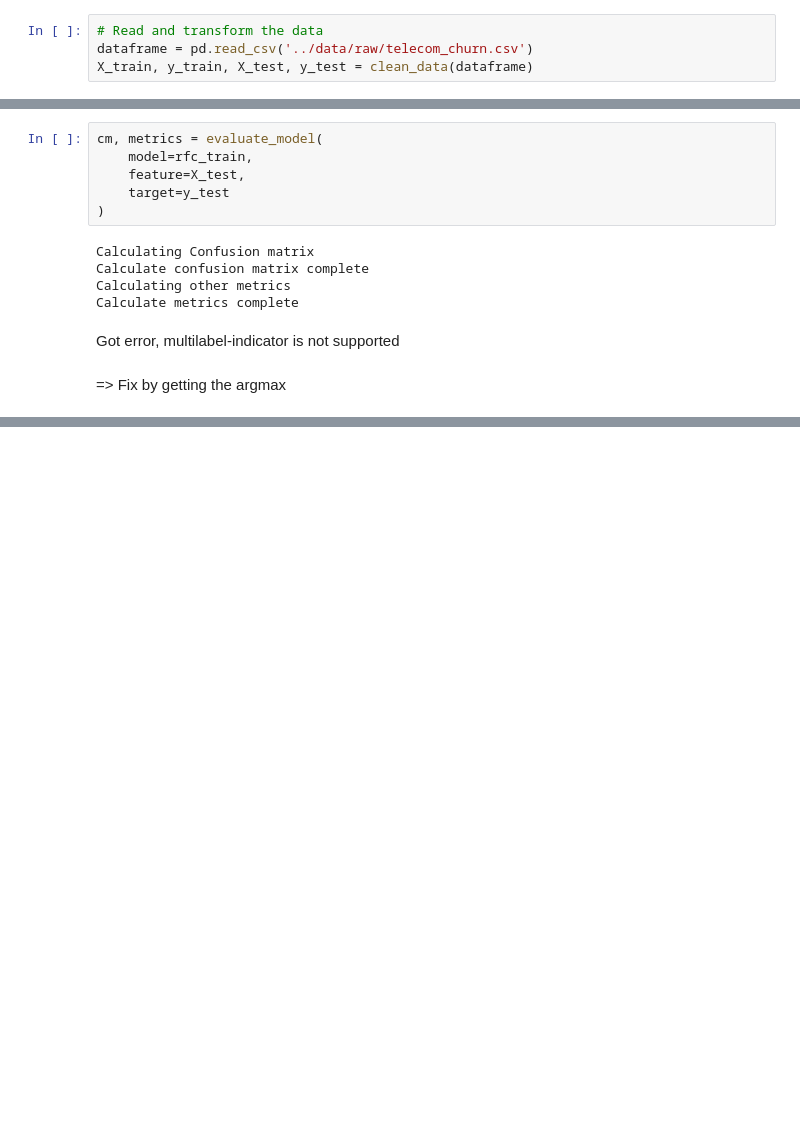
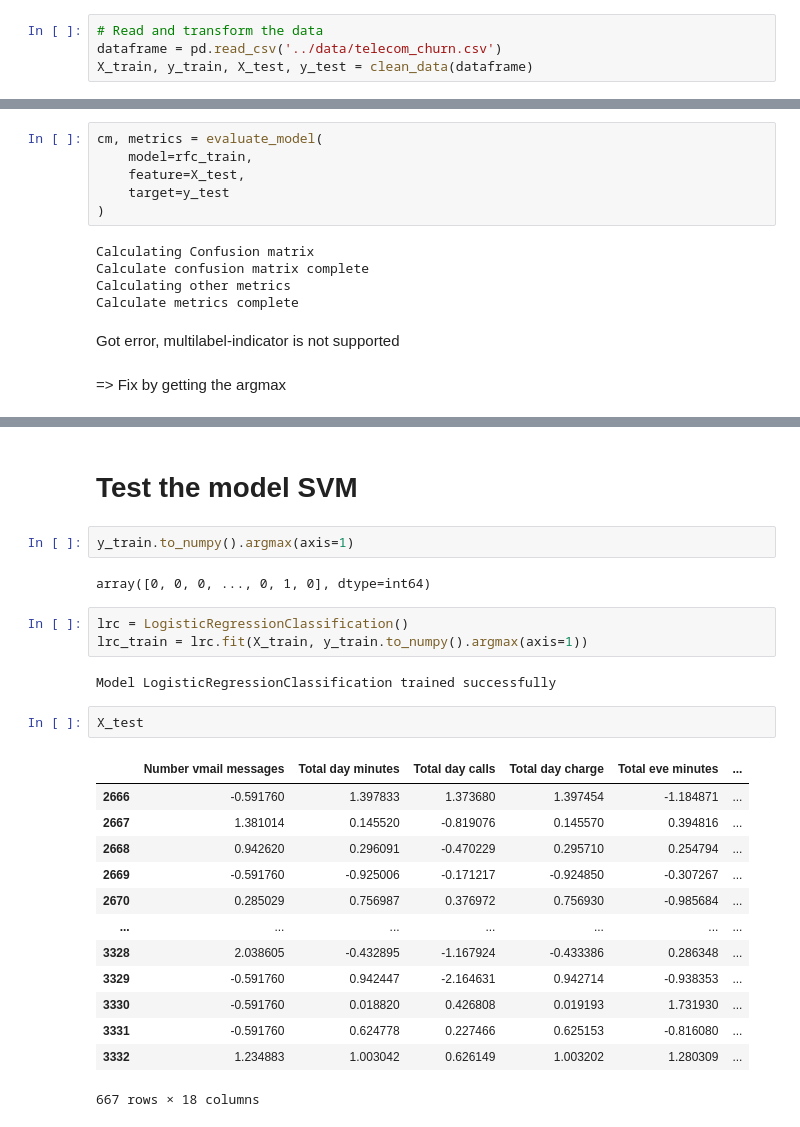
Before and after one commit to ngnquanq/simple-mlops, a Jupyter notebook: notebooks/03-Test_step.ipynb, the cells around one changed output, grey strips where cells are left out. Drawn from its saved outputs; the diff is of its cells as text; blank space fills up the shorter version.

Commit message:
Fix
Fix typo errors in the test notebook

```diff
--- a/notebooks/03-Test_step.ipynb
+++ b/notebooks/03-Test_step.ipynb
@@ -180,7 +180,7 @@ def clean_data(df: pd.DataFrame) -> Tuple[
         raise e
 # %%
 # Read and transform the data
-dataframe = pd.read_csv('../data/raw/telecom_churn.csv')
+dataframe = pd.read_csv('../data/telecom_churn.csv')
 X_train, y_train, X_test, y_test = clean_data(dataframe)
 # %% [output]
 Begin to preprocessing the dataframe ...
@@ -595,0 +596,27 @@ metrics
+# %% [markdown]
+# Test the model SVM
+# %%
+y_train.to_numpy().argmax(axis=1)
+# %% [output]
+array([0, 0, 0, ..., 0, 1, 0], dtype=int64)
+# %%
+lrc = LogisticRegressionClassification()
+lrc_train = lrc.fit(X_train, y_train.to_numpy().argmax(axis=1))
+# %% [output]
+Model LogisticRegressionClassification trained successfully
+# %%
+X_test
+# %% [output]
+|  | Number vmail messages | Total day minutes | Total day calls | Total day charge | Total eve minutes | ... |
+| 2666 | -0.591760 | 1.397833 | 1.373680 | 1.397454 | -1.184871 | ... |
+| 2667 | 1.381014 | 0.145520 | -0.819076 | 0.145570 | 0.394816 | ... |
+| 2668 | 0.942620 | 0.296091 | -0.470229 | 0.295710 | 0.254794 | ... |
+| 2669 | -0.591760 | -0.925006 | -0.171217 | -0.924850 | -0.307267 | ... |
+| 2670 | 0.285029 | 0.756987 | 0.376972 | 0.756930 | -0.985684 | ... |
+| ... | ... | ... | ... | ... | ... | ... |
+| 3328 | 2.038605 | -0.432895 | -1.167924 | -0.433386 | 0.286348 | ... |
+| 3329 | -0.591760 | 0.942447 | -2.164631 | 0.942714 | -0.938353 | ... |
+| 3330 | -0.591760 | 0.018820 | 0.426808 | 0.019193 | 1.731930 | ... |
+| 3331 | -0.591760 | 0.624778 | 0.227466 | 0.625153 | -0.816080 | ... |
+| 3332 | 1.234883 | 1.003042 | 0.626149 | 1.003202 | 1.280309 | ... |
+667 rows × 18 columns
```
Also changed, not shown: parts of 8 cells of this notebook, 3 other files.
